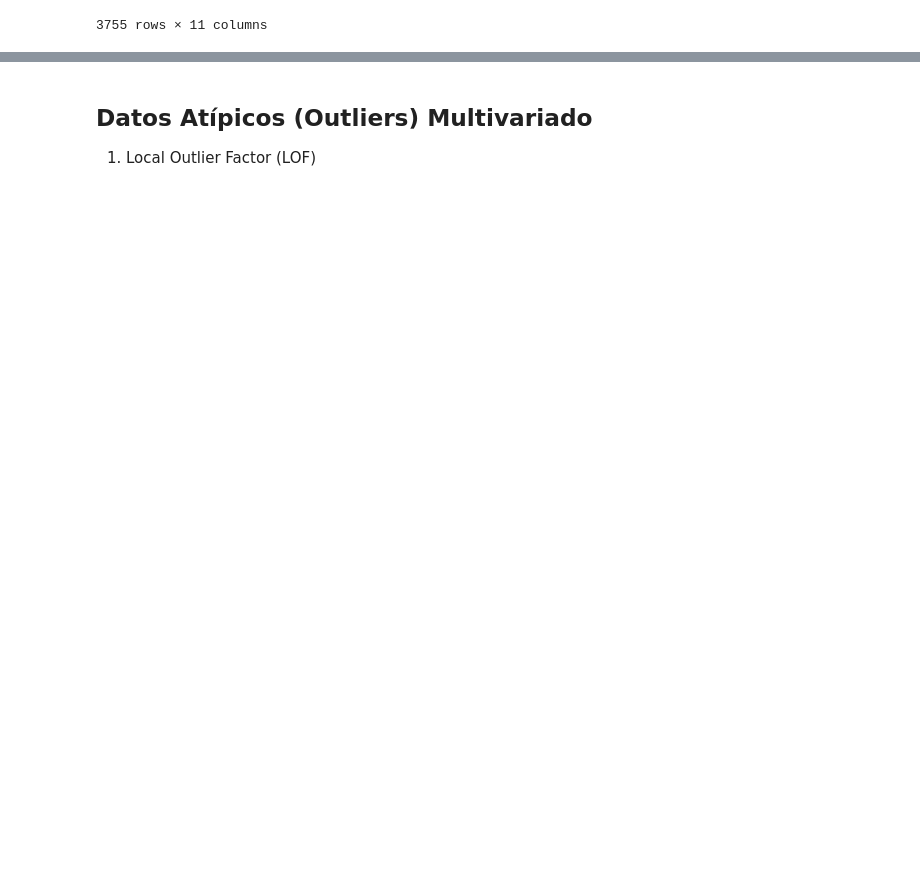
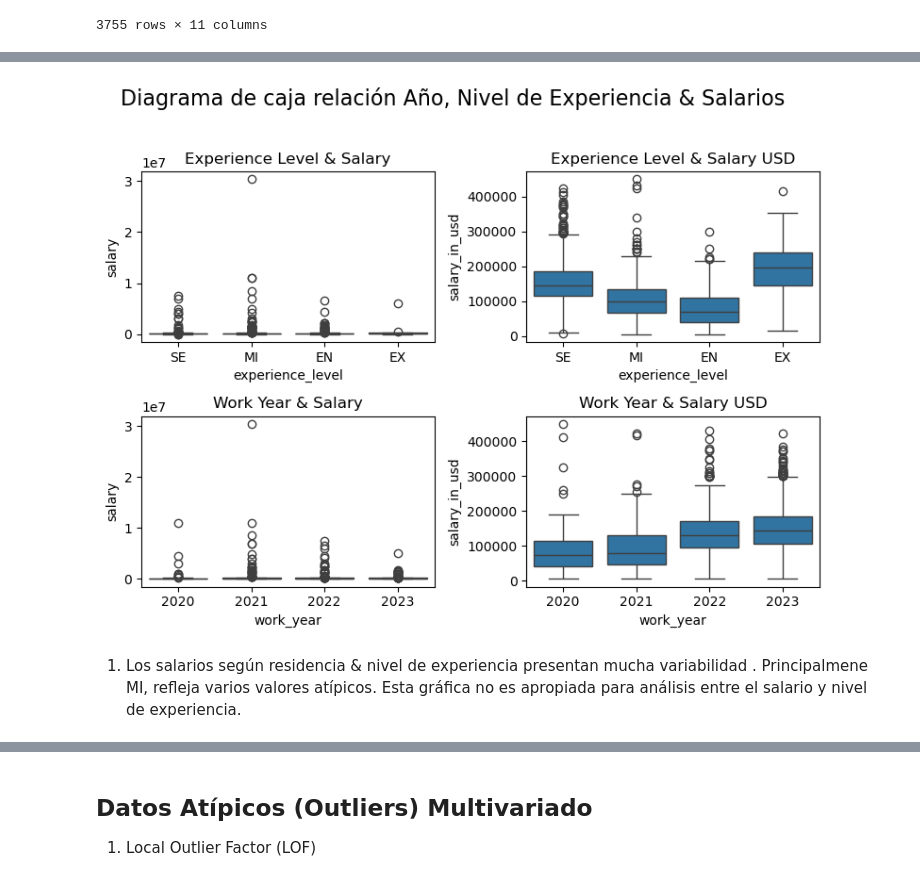
Before and after one commit to GabiRmz2025/MGRC_Herramientas_Aplicaciones_IA_2025, a Jupyter notebook: Modulo1/Actividad_2/Actividad2_IdentificacionDatos.ipynb, the cells around one changed output, grey strips where cells are left out. Cells and saved outputs as stored; diff of their text form; code cells hidden in the pictures; blank space fills up the shorter version.

Commit message:
Actualización para la Actividad 2
Consulta, modificación de archivos para elaborar la Actividad 2

```diff
--- a/Modulo1/Actividad_2/Actividad2_IdentificacionDatos.ipynb
+++ b/Modulo1/Actividad_2/Actividad2_IdentificacionDatos.ipynb
@@ -356,0 +378,22 @@ df_salarios
+# %%
+grafica, axes =  plt.subplots(nrows=2, ncols=2, figsize=(8,6))
+grafica.suptitle('Diagrama de caja relación Año, Nivel de Experiencia & Salarios \n', size = 16)
+
+sns.boxplot(ax=axes[0, 0], data=df_salarios, x='experience_level', y='salary')
+axes[0,0].set_title("Experience Level & Salary");
+
+sns.boxplot(ax=axes[0, 1], data=df_salarios, x='experience_level', y='salary_in_usd')
+axes[0,1].set_title("Experience Level & Salary USD");
+
+sns.boxplot(ax=axes[1, 0], data=df_salarios, x='work_year', y='salary')
+axes[1,0].set_title("Work Year & Salary");
+
+sns.boxplot(ax=axes[1, 1], data=df_salarios, x='work_year', y='salary_in_usd')
+axes[1,1].set_title("Work Year & Salary USD");
+
+plt.tight_layout()
+plt.show()
+# %% [output]
+[figure, added]
+# %% [markdown]
+1) Los salarios según residencia & nivel de experiencia presentan mucha variabilidad . Principalmene MI, refleja varios valores atípicos. Esta gráfica no es apropiada para análisis entre el salario y nivel de experiencia.
```
Also changed, not shown: parts of 25 cells of this notebook, 8 other files.
